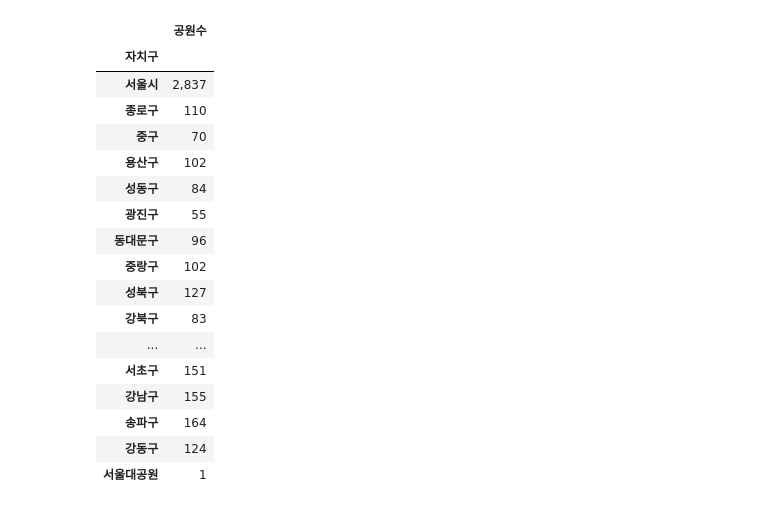
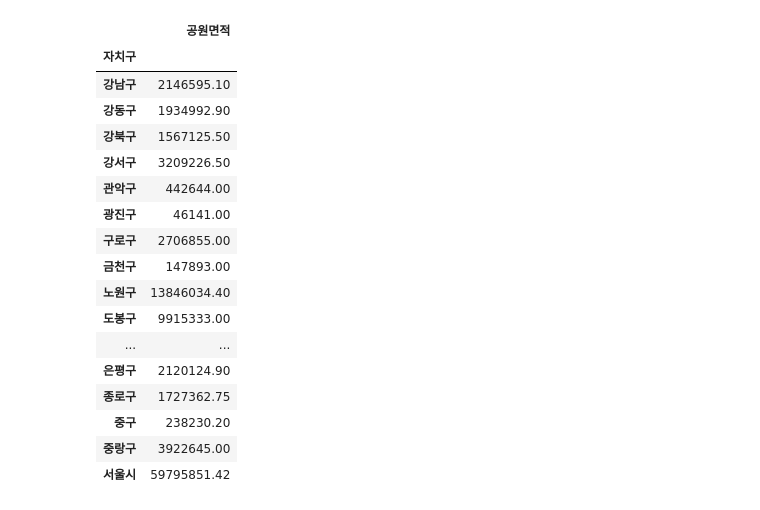
Before and after one commit to visual-project/walk-with-me, a Jupyter notebook: 정훈/공원과건강의상관관계분석.ipynb, the cells around one changed output. Saved outputs shown, nothing was run; the diff lists cells and outputs as text; code cells hidden in the pictures.

```diff
--- a/정훈/공원과건강의상관관계분석.ipynb
+++ b/정훈/공원과건강의상관관계분석.ipynb
@@ -86,25 +26,27 @@ df33 = data3[['자치구','계']]
 df33.iloc[0][0] = '서울시'
 df33.columns=['자치구','공원수']
 df33 = df33.set_index("자치구")
-# %%
-df33
-# %% [output]
-|  | 공원수 |
-| 자치구 |  |
-| 서울시 | 2,837 |
-| 종로구 | 110 |
-| 중구 | 70 |
-| 용산구 | 102 |
-| 성동구 | 84 |
-| 광진구 | 55 |
-| 동대문구 | 96 |
-| 중랑구 | 102 |
-| 성북구 | 127 |
-| 강북구 | 83 |
-| ... | ... |
-| 서초구 | 151 |
-| 강남구 | 155 |
-| 송파구 | 164 |
-| 강동구 | 124 |
-| 서울대공원 | 1 |
+# %%
+df4=data4.set_index('자치구')
+df5=data5.set_index('자치구')
+df5
+# %% [output]
+|  | 공원면적 |
+| 자치구 |  |
+| 강남구 | 2146595.10 |
+| 강동구 | 1934992.90 |
+| 강북구 | 1567125.50 |
+| 강서구 | 3209226.50 |
+| 관악구 | 442644.00 |
+| 광진구 | 46141.00 |
+| 구로구 | 2706855.00 |
+| 금천구 | 147893.00 |
+| 노원구 | 13846034.40 |
+| 도봉구 | 9915333.00 |
+| ... | ... |
+| 은평구 | 2120124.90 |
+| 종로구 | 1727362.75 |
+| 중구 | 238230.20 |
+| 중랑구 | 3922645.00 |
+| 서울시 | 59795851.42 |
 # %%
```
Also changed, not shown: parts of 14 cells of this notebook, 4 other files.
